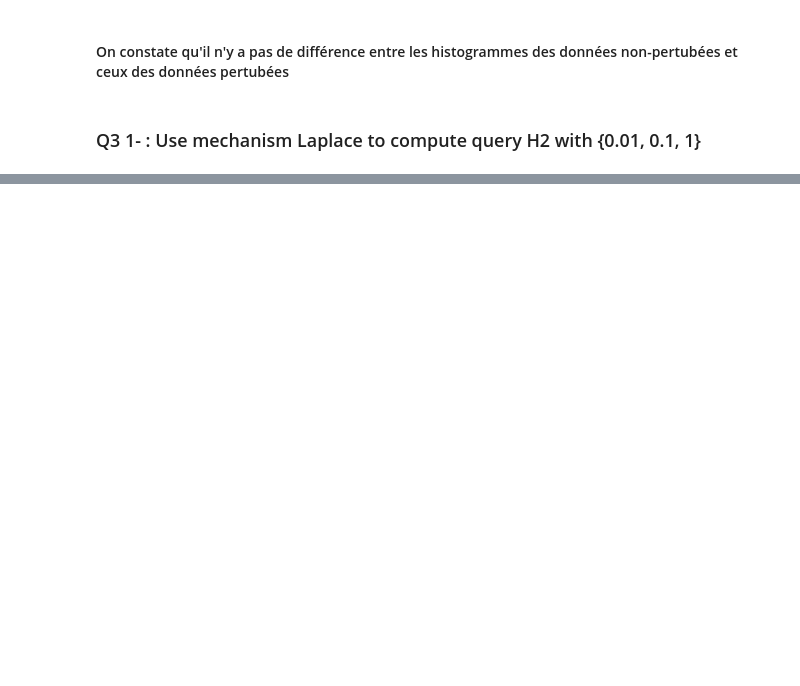
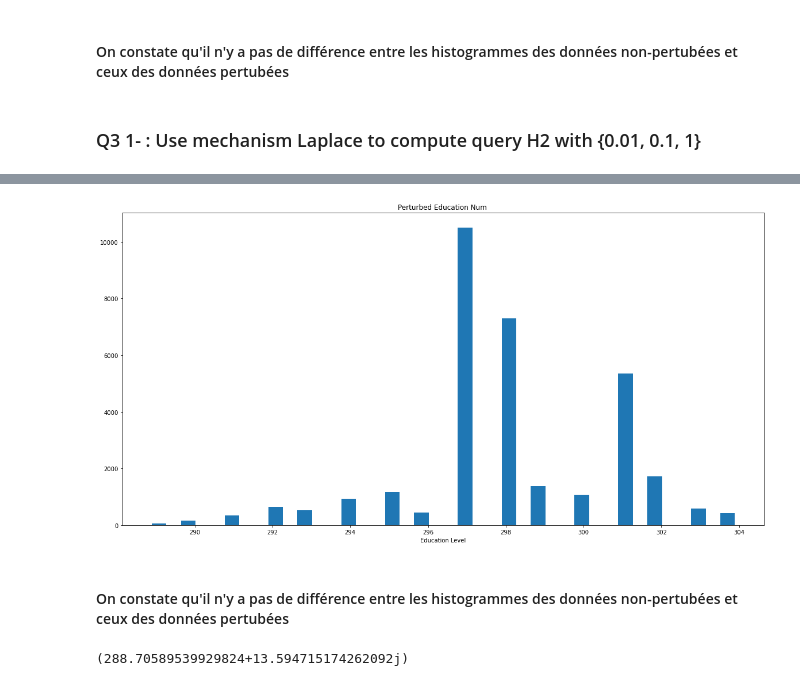
Before and after one commit to awadiaby/Projet_SBD, a Jupyter notebook: SBD.ipynb, the cells around one changed output, grey strips where cells are left out. Drawn from its saved outputs; the diff is of its cells as text; code cells hidden in the pictures; blank space fills up the shorter version.

```diff
--- a/SBD.ipynb
+++ b/SBD.ipynb
@@ -310,0 +391,7 @@ plt.gca().set(title='Perturbed Education Num ', xlabel='Education Level');
+# %%
+#Epsilon = 1
+sensitivity = 1
+epsilon = 1
+
+df_education_num_1 = df_education_num + np.random.laplace(loc=coefficient_education, scale=sensitivity/epsilon)
+df_education_num_1.head(10)
@@ -310,0 +410,9 @@ plt.gca().set(title='Perturbed Education Num ', xlabel='Education Level');
+# %%
+# Histograms
+plt.figure(figsize=(20,10))
+plt.hist(df_education_num_1, bins=40)
+plt.gca().set(title='Perturbed Education Num ', xlabel='Education Level');
+# %% [output]
+[figure, added]
+# %% [markdown]
+#### On constate qu'il n'y a pas de différence entre  les histogrammes des données non-pertubées et ceux des données pertubées
@@ -310,0 +421,5 @@ plt.gca().set(title='Perturbed Education Num ', xlabel='Education Level');
+# %%
+coefficient_working_per_week = bfpa(df_education_num.values, k = 5)
+coefficient_working_per_week
+# %% [output]
+(288.70589539929824+13.594715174262092j)
```
Also changed, not shown: parts of 34 cells of this notebook.
